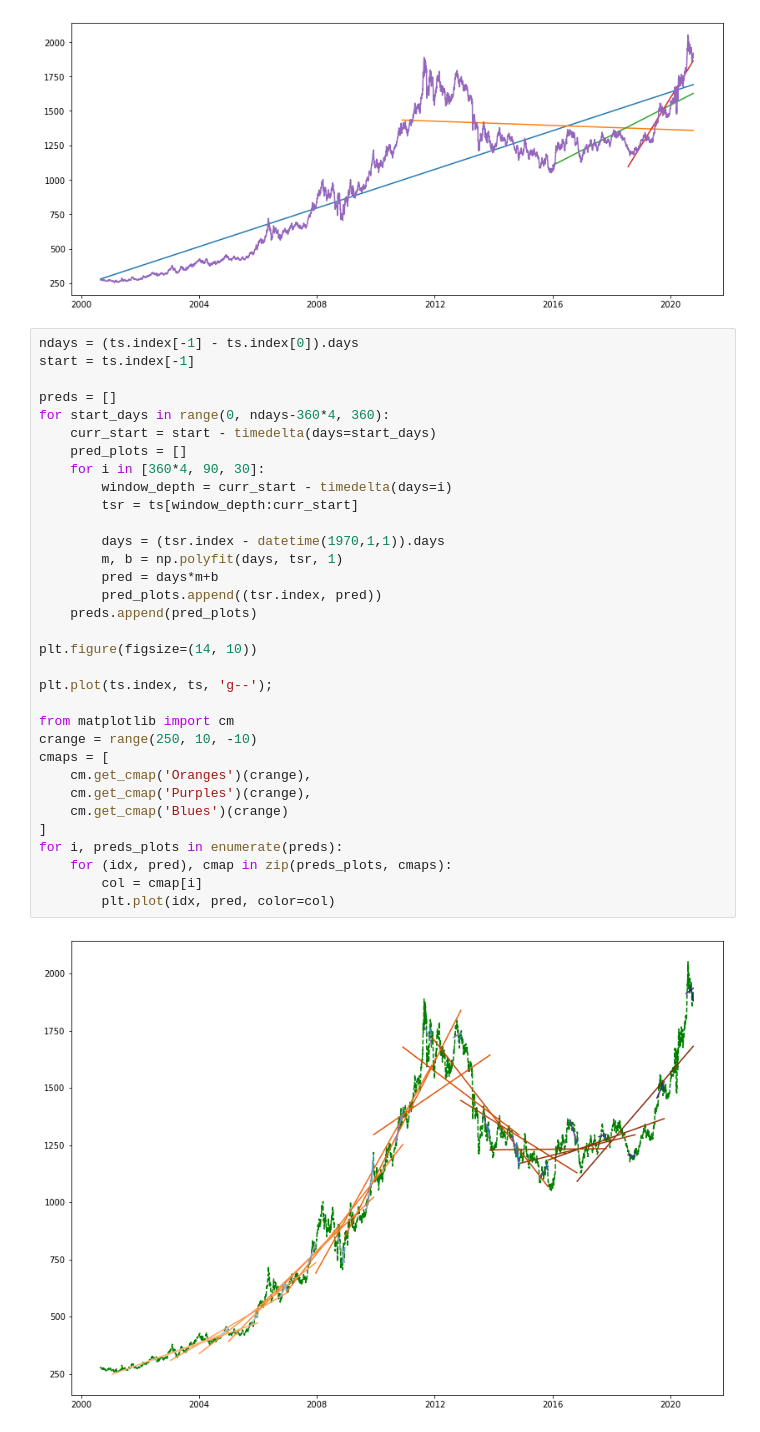
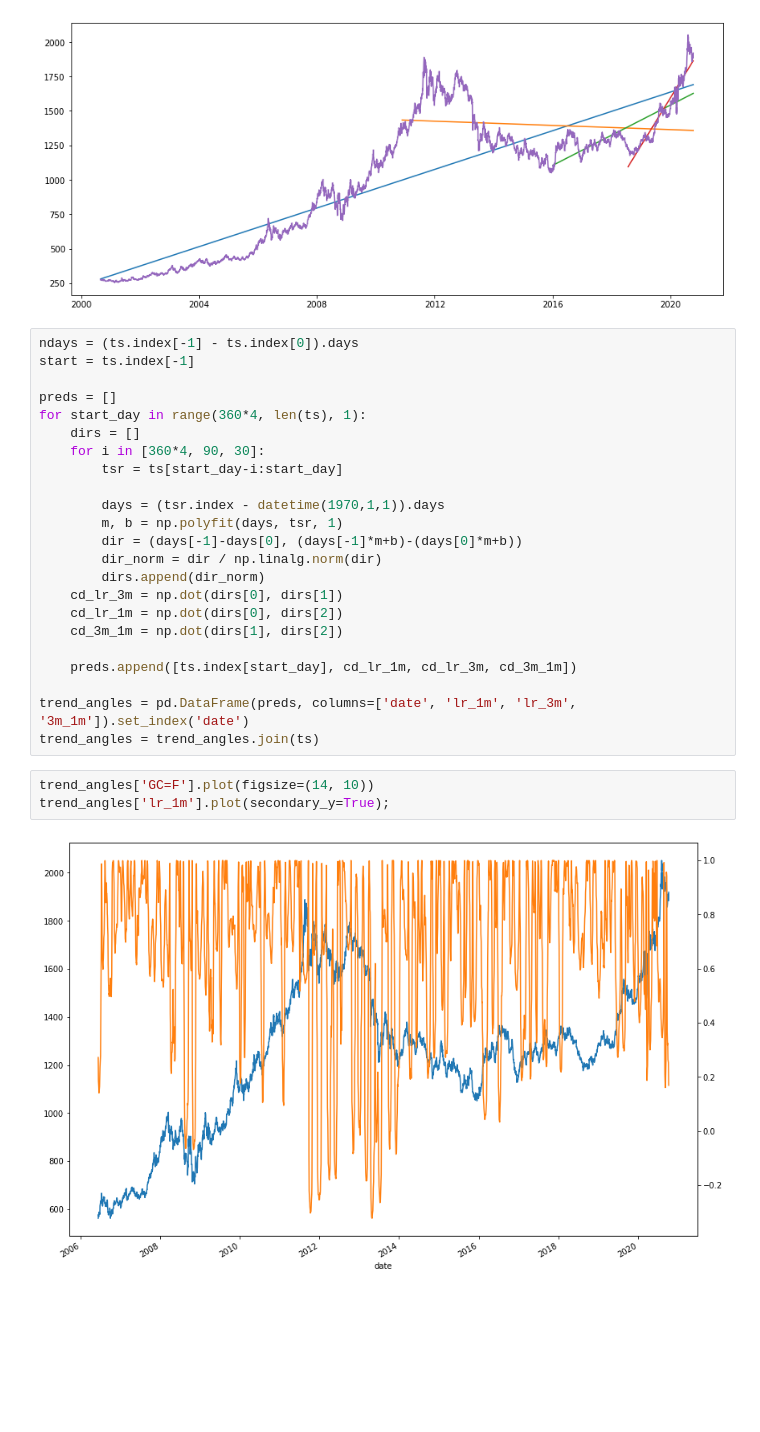
Before and after one commit to dllllb/btrade, a Jupyter notebook: trends.ipynb, the cells around one changed output. Drawn from its saved outputs; the diff is of its cells as text; blank space fills up the shorter version.

```diff
--- a/trends.ipynb
+++ b/trends.ipynb
@@ -169,38 +81,31 @@ for idx, pred in preds:
 plt.plot(ts.index, ts);
 # %% [output]
 [figure]
-# %%
-ndays = (ts.index[-1] - ts.index[0]).days
-start = ts.index[-1]
-
-preds = []
-for start_days in range(0, ndays-360*4, 360):
-    curr_start = start - timedelta(days=start_days)
-    pred_plots = []
-    for i in [360*4, 90, 30]:
-        window_depth = curr_start - timedelta(days=i)
-        tsr = ts[window_depth:curr_start]
-
-        days = (tsr.index - datetime(1970,1,1)).days
-        m, b = np.polyfit(days, tsr, 1)
-        pred = days*m+b
-        pred_plots.append((tsr.index, pred))
-    preds.append(pred_plots)
-
-plt.figure(figsize=(14, 10))
-
-plt.plot(ts.index, ts, 'g--');
-
-from matplotlib import cm
-crange = range(250, 10, -10)
-cmaps = [
-    cm.get_cmap('Oranges')(crange),
-    cm.get_cmap('Purples')(crange),
-    cm.get_cmap('Blues')(crange)
-]
-for i, preds_plots in enumerate(preds):
-    for (idx, pred), cmap in zip(preds_plots, cmaps):
-        col = cmap[i]
-        plt.plot(idx, pred, color=col)
-# %% [output]
-[figure, removed]
+# %%
+ndays = (ts.index[-1] - ts.index[0]).days
+start = ts.index[-1]
+
+preds = []
+for start_day in range(360*4, len(ts), 1):
+    dirs = []
+    for i in [360*4, 90, 30]:
+        tsr = ts[start_day-i:start_day]
+
+        days = (tsr.index - datetime(1970,1,1)).days
+        m, b = np.polyfit(days, tsr, 1)
+        dir = (days[-1]-days[0], (days[-1]*m+b)-(days[0]*m+b))
+        dir_norm = dir / np.linalg.norm(dir)
+        dirs.append(dir_norm)
+    cd_lr_3m = np.dot(dirs[0], dirs[1])
+    cd_lr_1m = np.dot(dirs[0], dirs[2])
+    cd_3m_1m = np.dot(dirs[1], dirs[2])
+
+    preds.append([ts.index[start_day], cd_lr_1m, cd_lr_3m, cd_3m_1m])
+
+trend_angles = pd.DataFrame(preds, columns=['date', 'lr_1m', 'lr_3m', '3m_1m']).set_index('date')
+trend_angles = trend_angles.join(ts)
+# %%
+trend_angles['GC=F'].plot(figsize=(14, 10))
+trend_angles['lr_1m'].plot(secondary_y=True);
+# %% [output]
+[figure, added]
```
Also changed, not shown: parts of 14 cells of this notebook.
